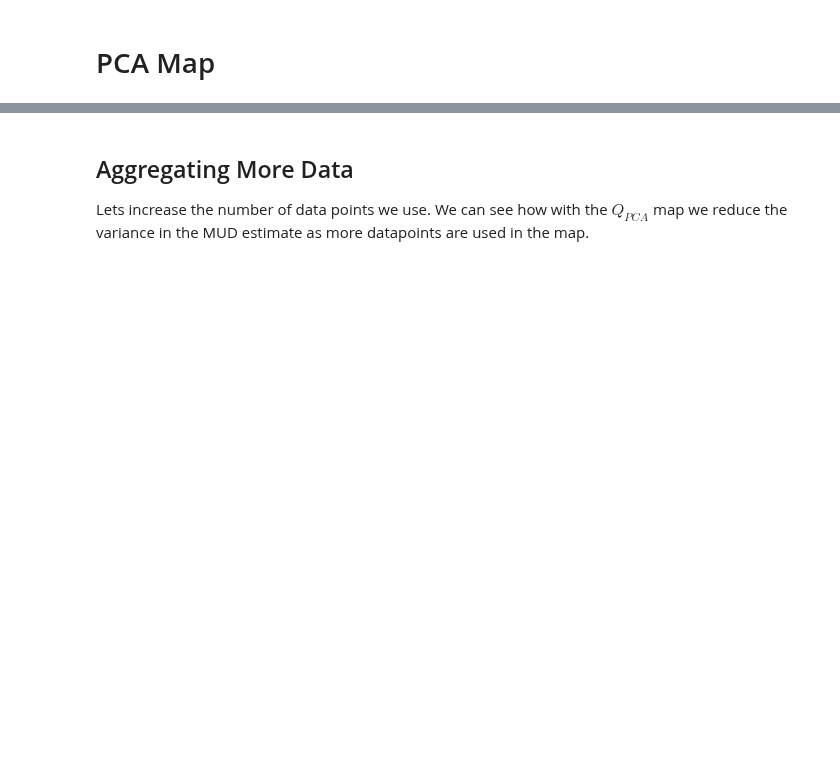
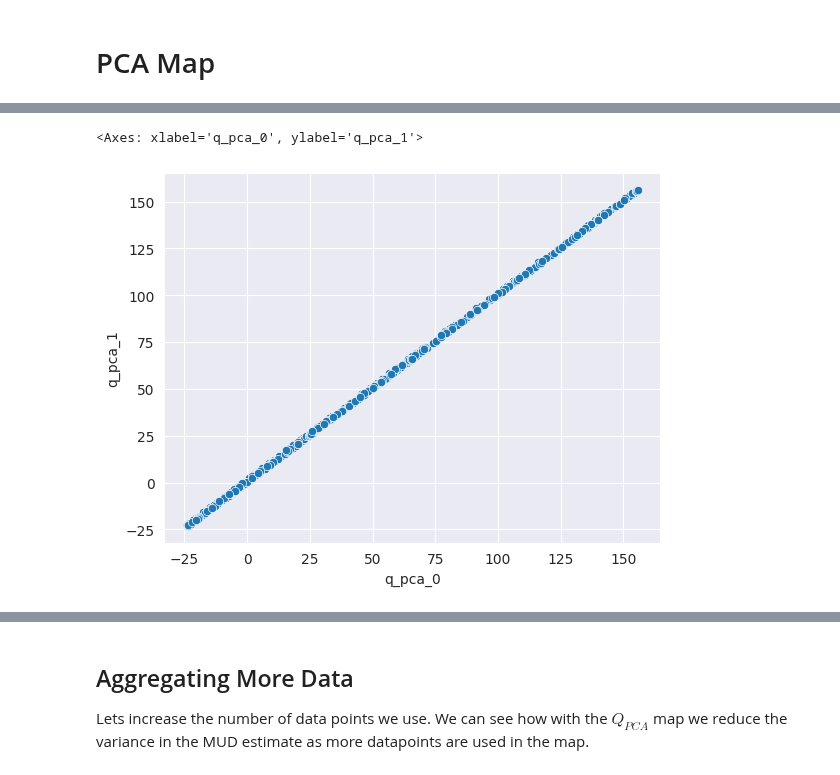
Before and after one commit to UT-CHG/pyDCI, a Jupyter notebook: notebooks/PCAMUDProblem.ipynb, the cells around one changed output, grey strips where cells are left out. Cells and saved outputs as stored; diff of their text form; code cells hidden in the pictures; blank space fills up the shorter version.

```diff
--- a/notebooks/PCAMUDProblem.ipynb
+++ b/notebooks/PCAMUDProblem.ipynb
@@ -116 +170,8 @@ pca_prob.state
+# %%
+import seaborn as sns
+
+sns.scatterplot(data=pca_prob.state, x='q_pca_0', y='q_pca_1')
+# %% [output]
+<Axes: xlabel='q_pca_0', ylabel='q_pca_1'>
+[figure, added]
 # %%
```
Also changed, not shown: parts of 18 cells of this notebook, 9 other files.
